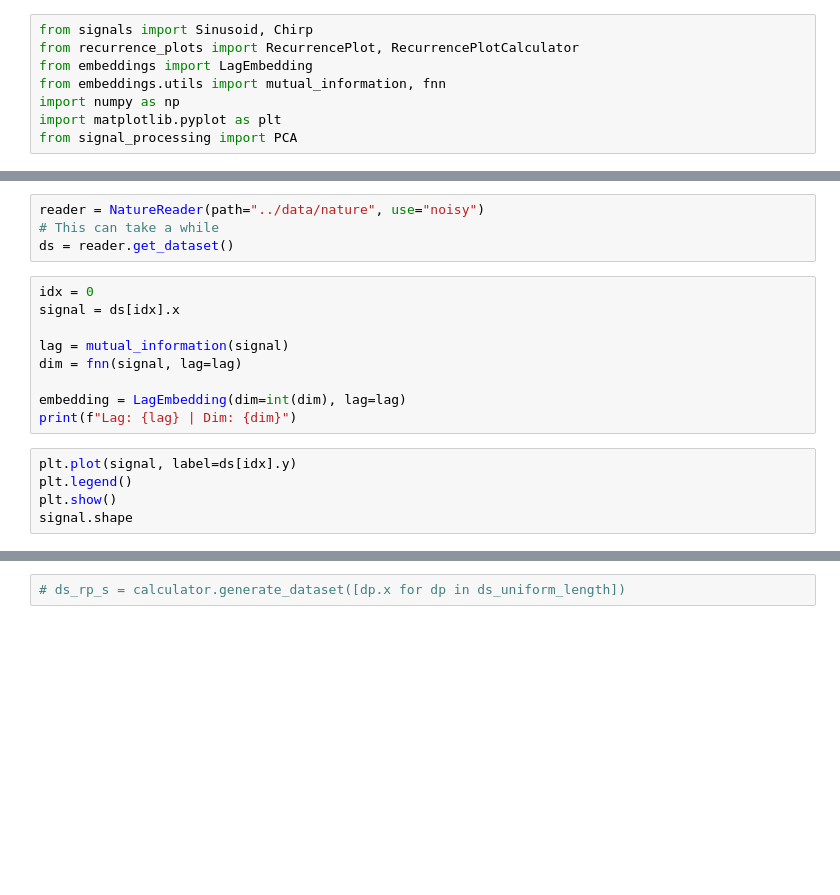
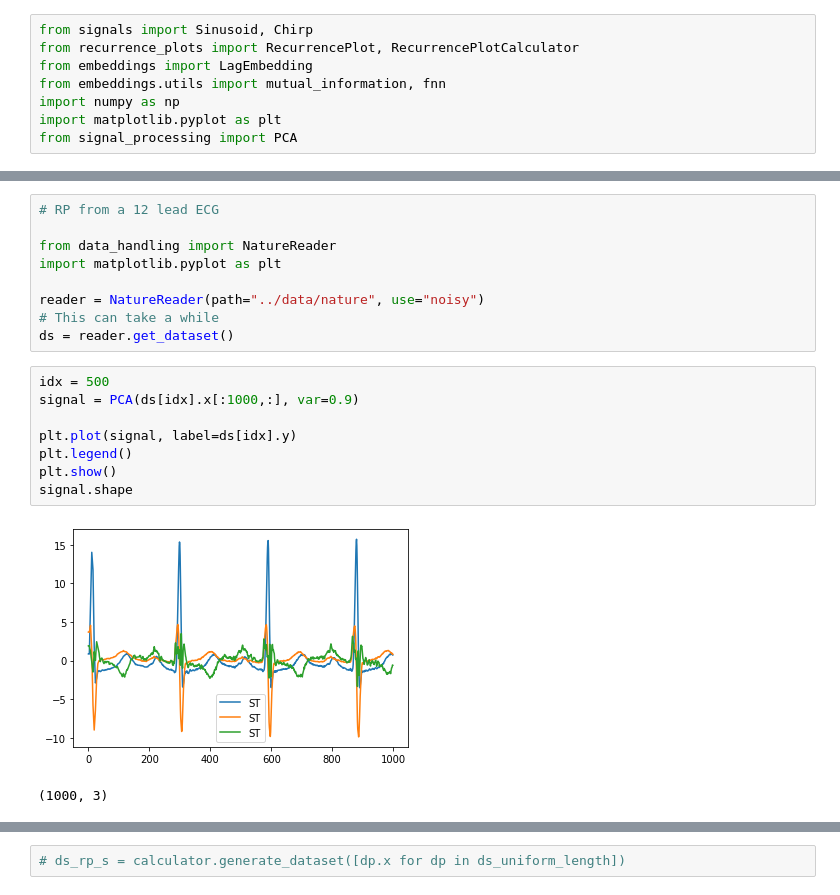
Before and after one commit to carstengieshoff/thesis_code, a Jupyter notebook: notebooks/Test_RPs_for_multivariate_signals.ipynb, the cells around one changed output, grey strips where cells are left out. Drawn from its saved outputs; the diff is of its cells as text; blank space fills up the shorter version.

```diff
--- a/notebooks/Test_RPs_for_multivariate_signals.ipynb
+++ b/notebooks/Test_RPs_for_multivariate_signals.ipynb
@@ -84,19 +68,21 @@ import matplotlib.pyplot as plt
 # %%
+# RP from a 12 lead ECG
+
+from data_handling import NatureReader
+import matplotlib.pyplot as plt
+
 reader = NatureReader(path="../data/nature", use="noisy")
 # This can take a while
 ds = reader.get_dataset()
-# %%
-idx = 0
-signal = ds[idx].x
-
-lag = mutual_information(signal)
-dim = fnn(signal, lag=lag)
-
-embedding = LagEmbedding(dim=int(dim), lag=lag)
-print(f"Lag: {lag} | Dim: {dim}")
 # %%
+idx = 500
+signal = PCA(ds[idx].x[:1000,:], var=0.9)
+
 plt.plot(signal, label=ds[idx].y)
 plt.legend()
 plt.show()
 signal.shape
+# %% [output]
+[figure, added]
+(1000, 3)
 # %%
```
Also changed, not shown: parts of 17 cells of this notebook, 2 other files.
